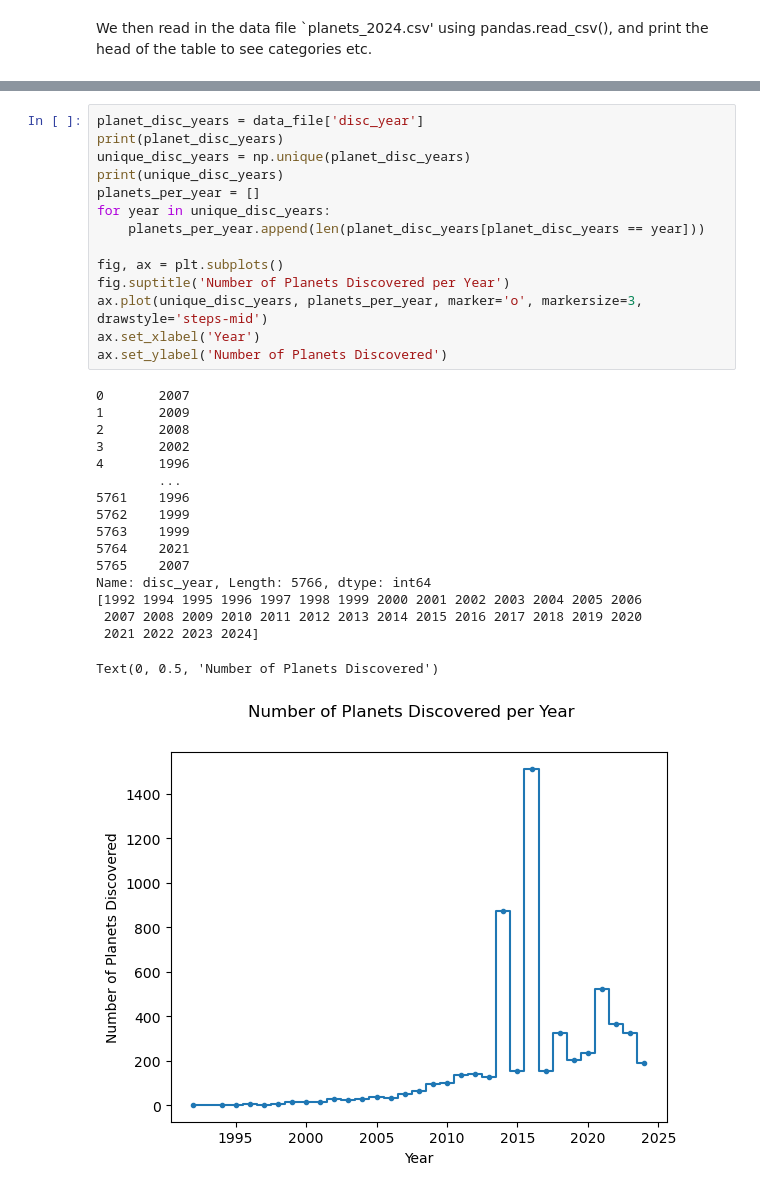
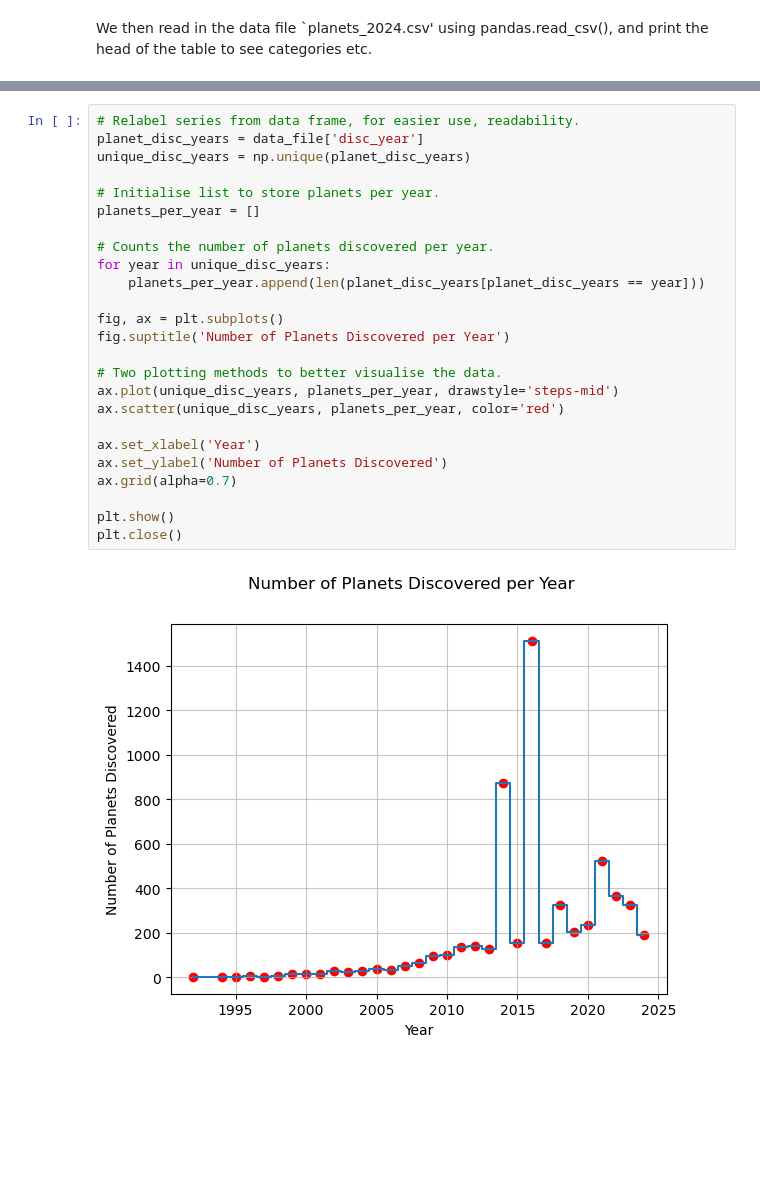
Before and after one commit to DavidLawton04/MuchStuff, a Jupyter notebook: Junior Sophister/Computer Simulation/Python/Assignment1_David_Lawton/Assignment_1_David_Lawton.ipynb, the cells around one changed output, grey strips where cells are left out. Drawn from its saved outputs; the diff is of its cells as text; blank space fills up the shorter version.

```diff
--- a/Junior Sophister/Computer Simulation/Python/Assignment1_David_Lawton/Assignment_1_David_Lawton.ipynb
+++ b/Junior Sophister/Computer Simulation/Python/Assignment1_David_Lawton/Assignment_1_David_Lawton.ipynb
@@ -18,34 +20,29 @@ data_file.head()
 | 3 | 14 Her b | 14 Her | 2002 | W. M. Keck Observatory | 2.774 | 8.053 | 0.91 | 17.9323 |
 | 4 | 16 Cyg B b | 16 Cyg B | 1996 | Multiple Observatories | 1.660 | 1.780 | 1.08 | 21.1397 |
 # %%
+# Relabel series from data frame, for easier use, readability.
 planet_disc_years = data_file['disc_year']
-print(planet_disc_years)
 unique_disc_years = np.unique(planet_disc_years)
-print(unique_disc_years)
+
+# Initialise list to store planets per year.
 planets_per_year = []
+
+# Counts the number of planets discovered per year.
 for year in unique_disc_years:
     planets_per_year.append(len(planet_disc_years[planet_disc_years == year]))
 
 fig, ax = plt.subplots()
 fig.suptitle('Number of Planets Discovered per Year')
-ax.plot(unique_disc_years, planets_per_year, marker='o', markersize=3, drawstyle='steps-mid')
+
+# Two plotting methods to better visualise the data.
+ax.plot(unique_disc_years, planets_per_year, drawstyle='steps-mid')
+ax.scatter(unique_disc_years, planets_per_year, color='red')
+
 ax.set_xlabel('Year')
 ax.set_ylabel('Number of Planets Discovered')
+ax.grid(alpha=0.7)
+
+plt.show()
+plt.close()
 # %% [output]
-0       2007
-1       2009
-2       2008
-3       2002
-4       1996
-        ...
-5761    1996
-5762    1999
-5763    1999
-5764    2021
-5765    2007
-Name: disc_year, Length: 5766, dtype: int64
-[1992 1994 1995 1996 1997 1998 1999 2000 2001 2002 2003 2004 2005 2006
- 2007 2008 2009 2010 2011 2012 2013 2014 2015 2016 2017 2018 2019 2020
- 2021 2022 2023 2024]
-Text(0, 0.5, 'Number of Planets Discovered')
-[figure, old version]
+[figure, new version]
```
Also changed, not shown: parts of 4 cells of this notebook.
